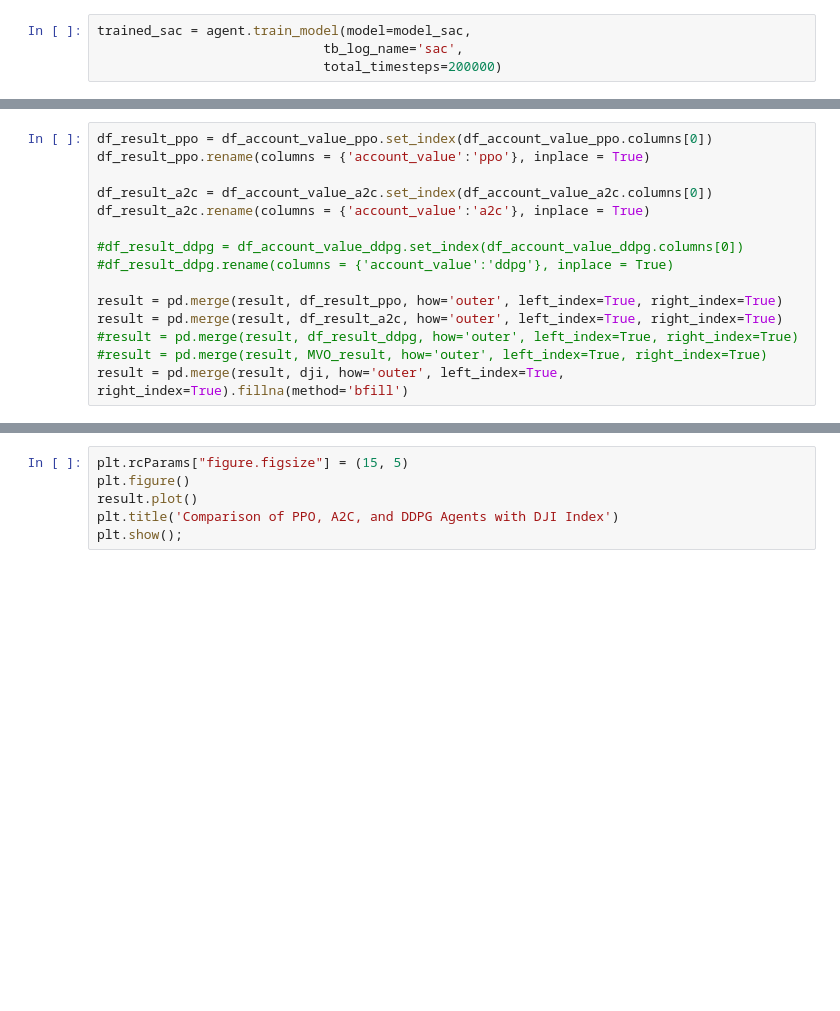
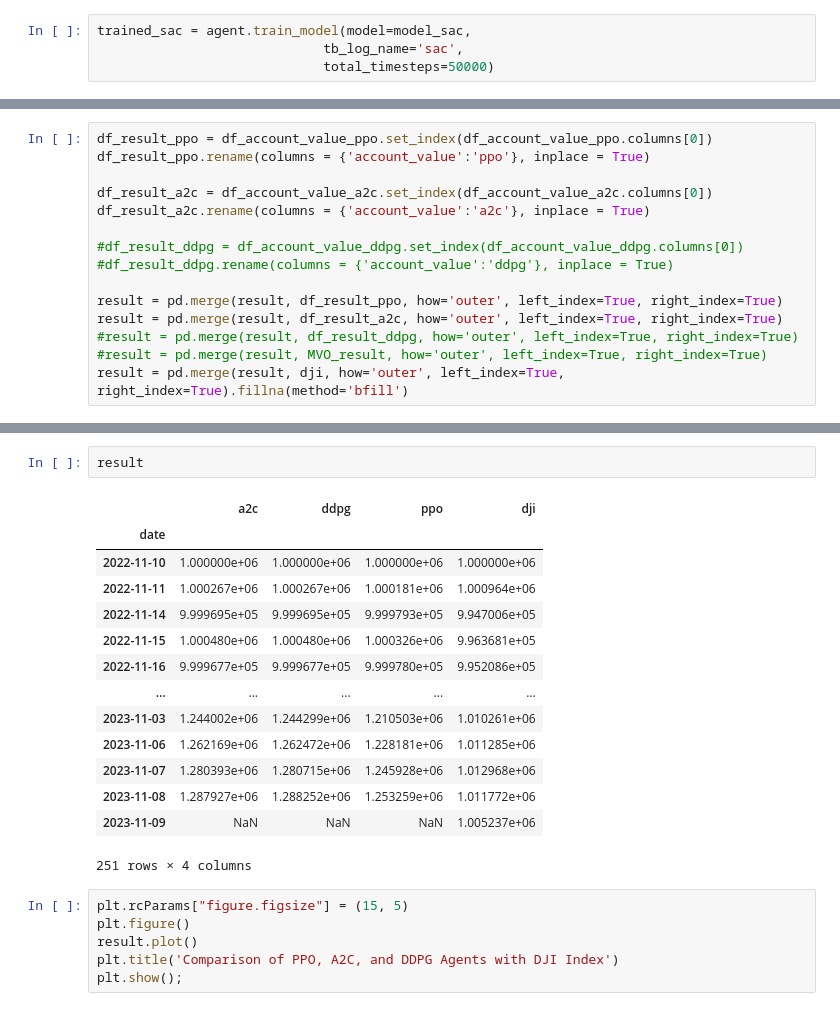
Before and after one commit to zeyuleochen/RL-Trading, a Jupyter notebook: FinRL/FinRL_stock_trading_with_AAPL.ipynb, the cells around one changed output, grey strips where cells are left out. Drawn from its saved outputs; the diff is of its cells as text; blank space fills up the shorter version.

```diff
--- a/FinRL/FinRL_stock_trading_with_AAPL.ipynb
+++ b/FinRL/FinRL_stock_trading_with_AAPL.ipynb
@@ -375,7 +344,7 @@ Logging to results/sac
 # %%
 trained_sac = agent.train_model(model=model_sac,
                              tb_log_name='sac',
-                             total_timesteps=200000)
+                             total_timesteps=50000)
 # %% [output]
 -----------------------------------
 | time/              |            |
@@ -671,3 +513,20 @@ agents.plot()
+# %%
+result
+# %% [output]
+|  | a2c | ddpg | ppo | dji |
+| date |  |  |  |  |
+| 2022-11-10 | 1.000000e+06 | 1.000000e+06 | 1.000000e+06 | 1.000000e+06 |
+| 2022-11-11 | 1.000267e+06 | 1.000267e+06 | 1.000181e+06 | 1.000964e+06 |
+| 2022-11-14 | 9.999695e+05 | 9.999695e+05 | 9.999793e+05 | 9.947006e+05 |
+| 2022-11-15 | 1.000480e+06 | 1.000480e+06 | 1.000326e+06 | 9.963681e+05 |
+| 2022-11-16 | 9.999677e+05 | 9.999677e+05 | 9.999780e+05 | 9.952086e+05 |
+| ... | ... | ... | ... | ... |
+| 2023-11-03 | 1.244002e+06 | 1.244299e+06 | 1.210503e+06 | 1.010261e+06 |
+| 2023-11-06 | 1.262169e+06 | 1.262472e+06 | 1.228181e+06 | 1.011285e+06 |
+| 2023-11-07 | 1.280393e+06 | 1.280715e+06 | 1.245928e+06 | 1.012968e+06 |
+| 2023-11-08 | 1.287927e+06 | 1.288252e+06 | 1.253259e+06 | 1.011772e+06 |
+| 2023-11-09 | NaN | NaN | NaN | 1.005237e+06 |
+251 rows × 4 columns
 # %%
 plt.rcParams["figure.figsize"] = (15, 5)
 plt.figure()
```
Also changed, not shown: parts of 34 cells of this notebook.
